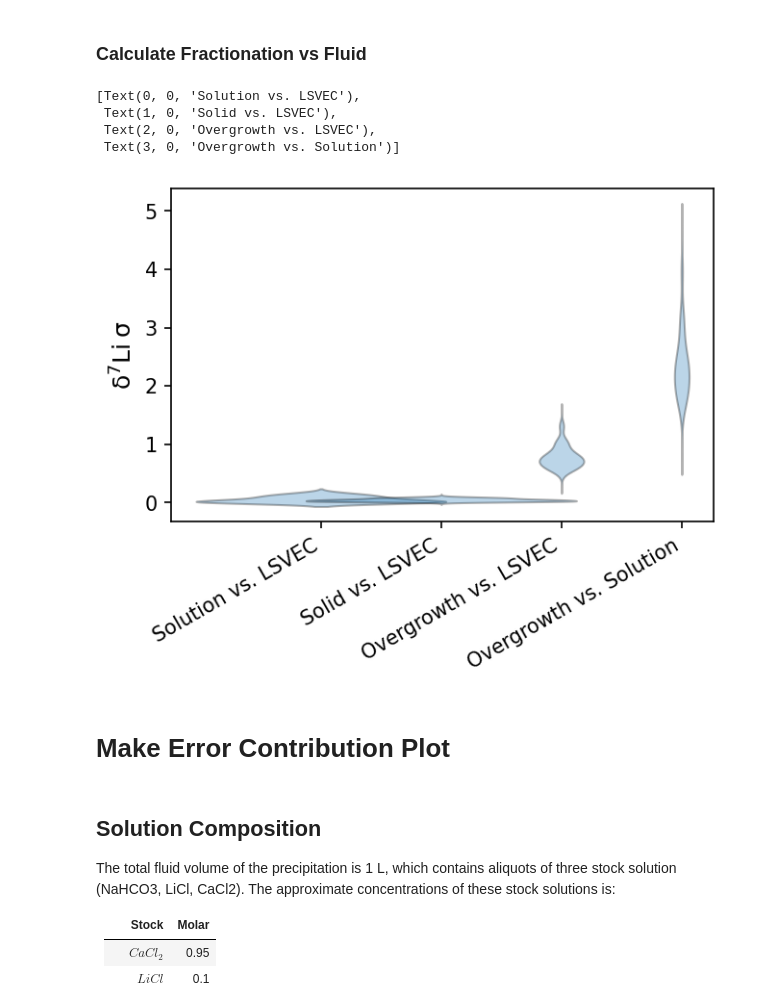
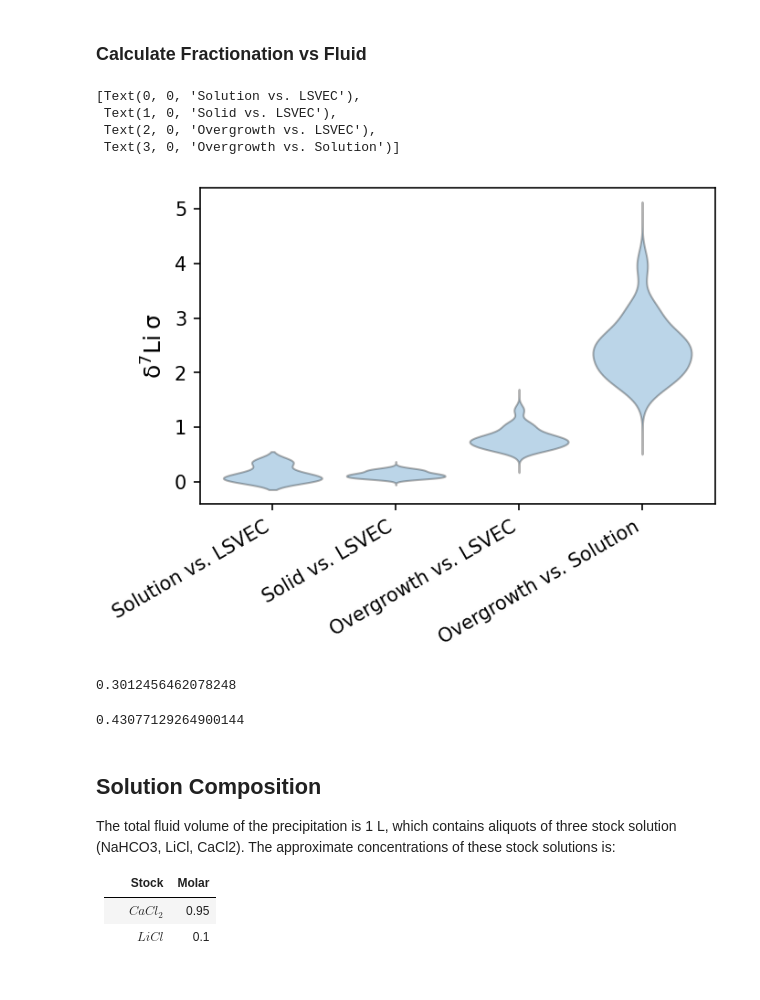
Before and after one commit to oscarbranson/supplementary, a Jupyter notebook: supplements/inorg_Li/01_DataCompilation.ipynb, the cells around one changed output. Drawn from its saved outputs; the diff is of its cells as text; code cells hidden in the pictures; blank space fills up the shorter version.

Commit message:
final data compilation and results plots

```diff
--- a/supplements/inorg_Li/01_DataCompilation.ipynb
+++ b/supplements/inorg_Li/01_DataCompilation.ipynb
@@ -391,15 +316,14 @@ fig, ax = plt.subplots()
 
 # measurement uncertainties vs. LSVEC
 
-def violin(y, ax, xpos=0, npoints=100, pad=0.5, width=0.5, **kwargs):
+def violin(y, ax, xpos=0, npoints=100, pad=0.5, width=0.8, **kwargs):
     y = y[~np.isnan(y)]
     kde = stats.gaussian_kde(y)
-    ny = len(y)
 
     yn = np.linspace(np.nanmin(y) - pad * np.ptp(y), np.nanmax(y) + pad * np.ptp(y), npoints)
 
     pdf = kde.pdf(yn)
-    spdf = pdf / ny**0.5 * width
+    spdf = pdf / pdf.max() * width / 2
 
     ax.fill_betweenx(x1=xpos - spdf, x2=xpos + spdf, y=yn, **kwargs)
 
@@ -409,36 +333,46 @@ opts = {
     'alpha': 0.3
 }
 
 # solutions
 violin(df.Li_isotopes_alpha_LSVEC.fluid_pre_std * 1e3, ax=ax, xpos=0, **opts)
 
 # solids
 violin(err(df.Li_isotopes_alpha_LSVEC.u_solid * 1e3), ax=ax, xpos=1, **opts)
 
 # Overgrowth
 violin(err(df.Li_isotopes_alpha_LSVEC.OG * 1e3), ax=ax, xpos=2, **opts)
 
 # Overgrowth vs. Solution
 violin(err(df.Li_isotopes_vs_fluid.epsilon_og), ax=ax, xpos=3, **opts)
 
 ax.set_ylabel('$\delta^7Li~\sigma$')
 labels = [
     'Solution vs. LSVEC',
     'Solid vs. LSVEC',
     'Overgrowth vs. LSVEC',
     'Overgrowth vs. Solution',
 ]
 
 ax.set_xticks(np.arange(len(labels)))
 ax.set_xticklabels(labels, rotation=30, ha='right')
 # %% [output]
 [Text(0, 0, 'Solution vs. LSVEC'),
  Text(1, 0, 'Solid vs. LSVEC'),
  Text(2, 0, 'Overgrowth vs. LSVEC'),
  Text(3, 0, 'Overgrowth vs. Solution')]
-[figure, old version]
+[figure, new version]
-# %% [markdown]
-# Make Error Contribution Plot
+# %%
+# pre-fluid reproducibility for batch 1
+sub = (df.loc[df.labels.Experiment.str.contains('DIC|pH|Control1'), ('Li_isotopes_alpha_LSVEC', 'fluid_pre')] - 1) * 1000
+np.std(sub) * 2
+# %% [output]
+0.3012456462078248
+# %%
+# pre-fluid reproducibility for batch 2
+sub = (df.loc[df.labels.Experiment.str.contains('T|Control2'), ('Li_isotopes_alpha_LSVEC', 'fluid_pre')] - 1) * 1000
+np.std(sub) * 2
+# %% [output]
+0.43077129264900144
 # %% [markdown]
 ## Solution Composition
 
```
Also changed, not shown: parts of 16 cells of this notebook, 8 other files.
